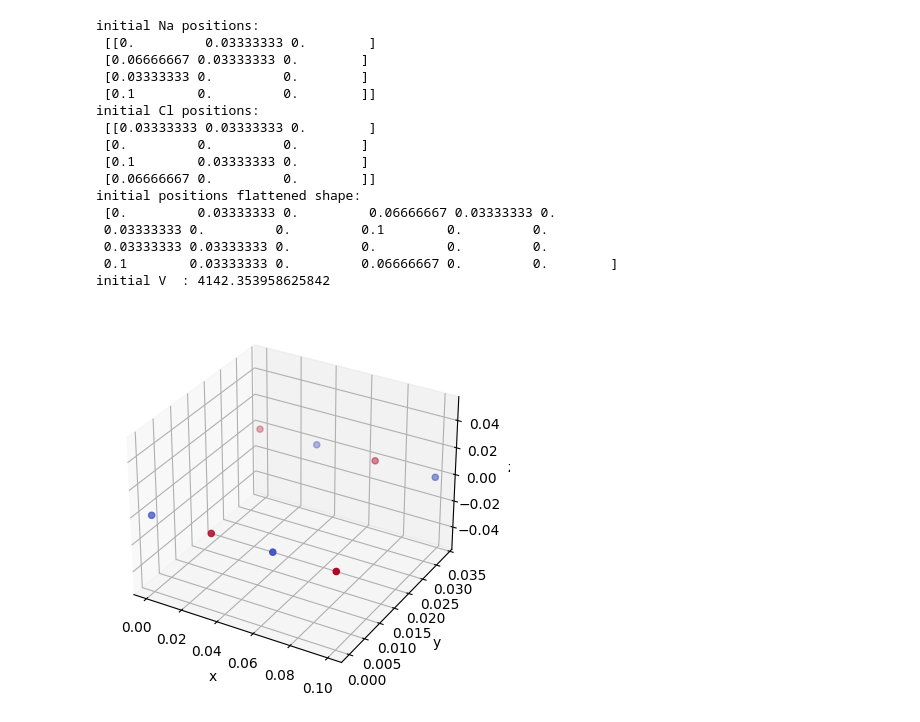
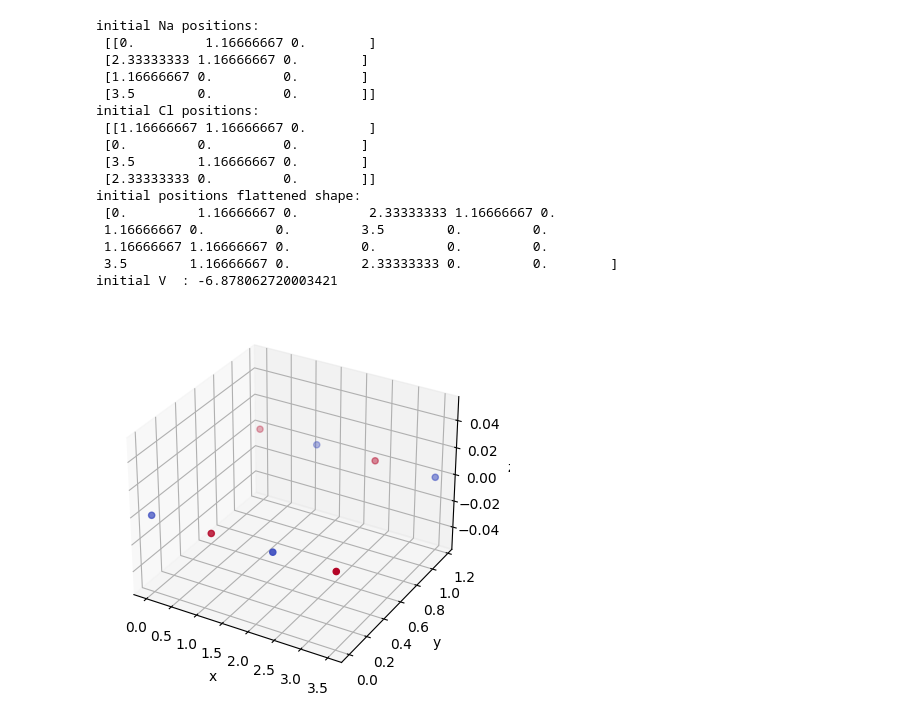
Before and after one commit to ubsuny/23-Homework7G3, a Jupyter notebook: rectangle.ipynb, the cells around one changed output. Drawn from its saved outputs; the diff is of its cells as text; code cells hidden in the pictures.

```diff
--- a/rectangle.ipynb
+++ b/rectangle.ipynb
@@ -62,44 +62,44 @@ class Cluster:
         self.set_vals(vals)
         return self.V()
 
-a = 0.1
+a = 3.5
 
 r_na = np.array( [ [ 0, a/3, 0 ], [ 2*a/3, a/3, 0 ], [ a/3, 0, 0 ], [ a, 0, 0 ]  ] )
 r_cl = np.array( [ [ a/3, a/3, 0 ], [ 0, 0, 0 ] , [a, a/3, 0], [2*a/3, 0 , 0]] )
 
 cluster = Cluster(r_na, r_cl)
 vals_init = cluster.get_vals()
 print('initial Na positions:\n', r_na)
 print('initial Cl positions:\n', r_cl)
 print('initial positions flattened shape:\n', vals_init )
 print('initial V  :', cluster.V() )
 
 
 fig = plt.figure()
 ax = fig.add_subplot(111, projection='3d')
 
 charges = cluster.charges
 x,y,z = cluster.positions[:, 0], cluster.positions[:, 1], cluster.positions[:, 2]
 ax.scatter( x,y,z, c=charges, cmap='coolwarm' )
 ax.set_xlabel('x')
 ax.set_ylabel('y')
 ax.set_zlabel('z')
 plt.show()
 # %% [output]
 initial Na positions:
- [[0.         0.03333333 0.        ]
- [0.06666667 0.03333333 0.        ]
- [0.03333333 0.         0.        ]
- [0.1        0.         0.        ]]
+ [[0.         1.16666667 0.        ]
+ [2.33333333 1.16666667 0.        ]
+ [1.16666667 0.         0.        ]
+ [3.5        0.         0.        ]]
 initial Cl positions:
- [[0.03333333 0.03333333 0.        ]
+ [[1.16666667 1.16666667 0.        ]
  [0.         0.         0.        ]
- [0.1        0.03333333 0.        ]
- [0.06666667 0.         0.        ]]
+ [3.5        1.16666667 0.        ]
+ [2.33333333 0.         0.        ]]
 initial positions flattened shape:
- [0.         0.03333333 0.         0.06666667 0.03333333 0.
- 0.03333333 0.         0.         0.1        0.         0.
- 0.03333333 0.03333333 0.         0.         0.         0.
- 0.1        0.03333333 0.         0.06666667 0.         0.        ]
-initial V  : 4142.353958625842
+ [0.         1.16666667 0.         2.33333333 1.16666667 0.
+ 1.16666667 0.         0.         3.5        0.         0.
+ 1.16666667 1.16666667 0.         0.         0.         0.
+ 3.5        1.16666667 0.         2.33333333 0.         0.        ]
+initial V  : -6.878062720003421
-[figure, old version]
+[figure, new version]
```
